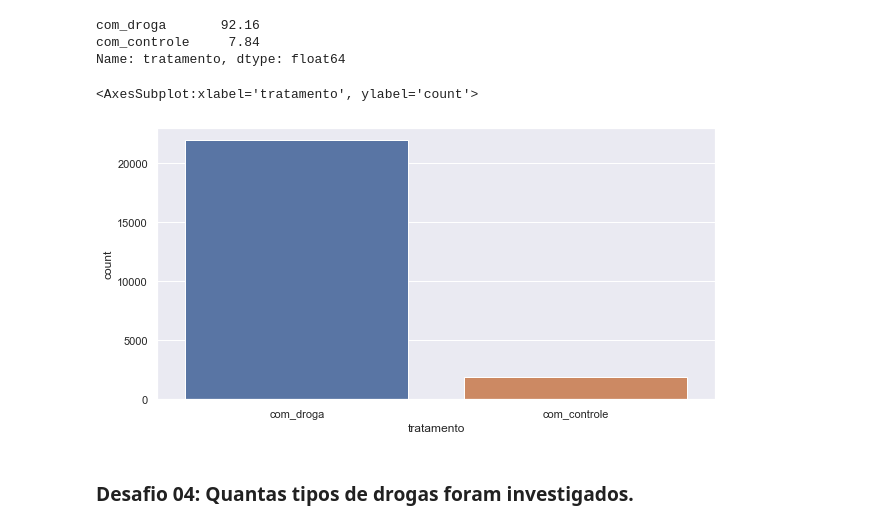
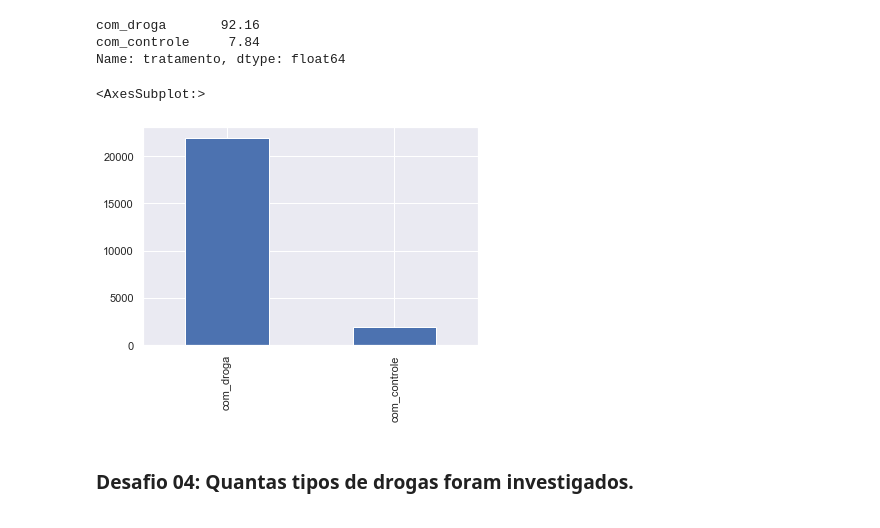
Before and after one commit to douglasakassaka/ImersaoDadosAlura, a Jupyter notebook: Aula_01.ipynb, the cells around one changed output. Cells and saved outputs as stored; diff of their text form; code cells hidden in the pictures.

```diff
--- a/Aula_01.ipynb
+++ b/Aula_01.ipynb
@@ -304,11 +304,10 @@ com_controle     7.84
 Name: tratamento, dtype: float64
 # %%
 # Plotando em um gráfico
-fig, ax = plt.subplots(1,1, figsize=(10,5))
-sns.countplot(dados.tratamento)
+dados.tratamento.value_counts().plot(kind='bar')
 # %% [output]
-<AxesSubplot:xlabel='tratamento', ylabel='count'>
+<AxesSubplot:>
-[figure, old version]
+[figure, new version]
 # %% [markdown]
 ### Desafio 04: Quantas tipos de drogas foram investigados.
 # %%
```
